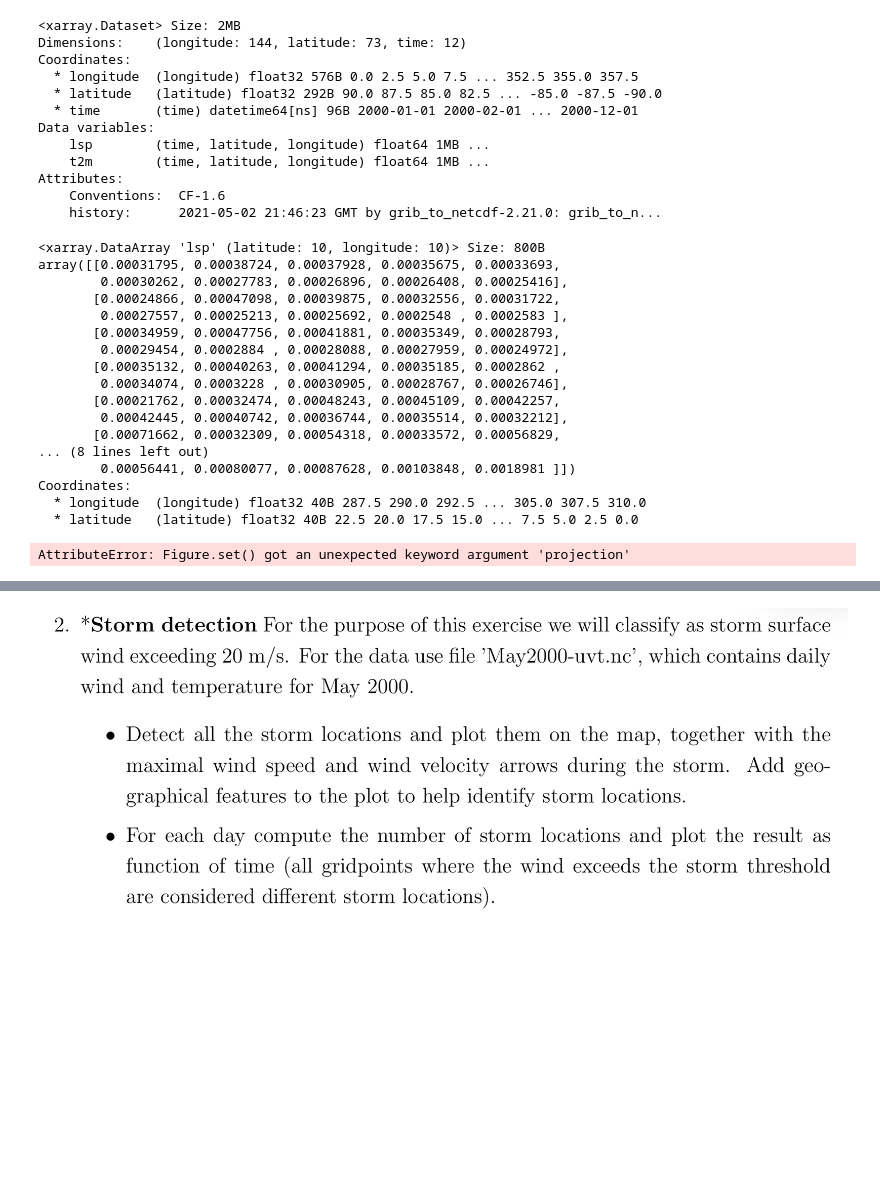
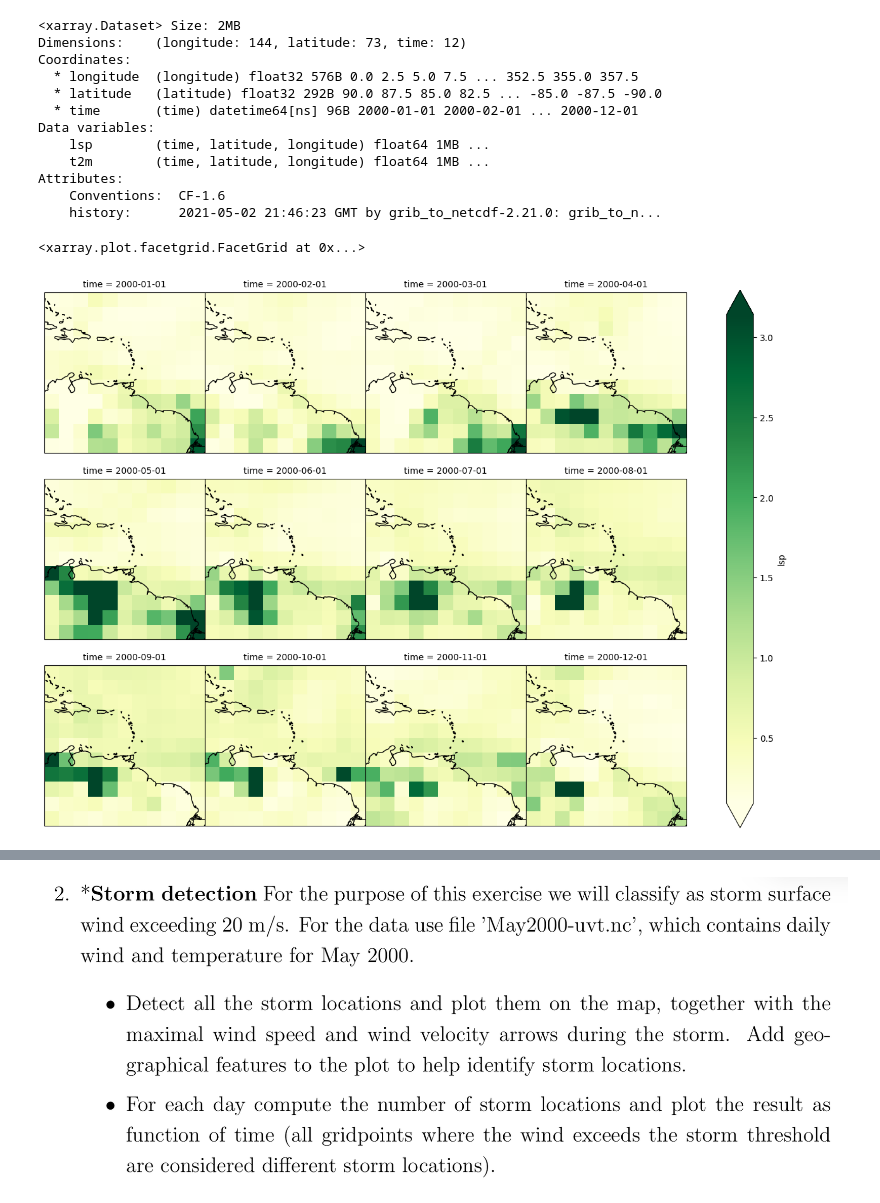
Before and after one commit to ChaPop870/63-527-Data-Analysis-of-Atm-and-Oce-using-Python-Labs, a Jupyter notebook: Lab-Report-2/Lab 3.ipynb, the cells around one changed output, grey strips where cells are left out. Drawn from its saved outputs; the diff is of its cells as text; code cells hidden in the pictures; blank space fills up the shorter version.

Commit message:
Created the temperature and rainfall plots.

```diff
--- a/Lab-Report-2/Lab 3.ipynb
+++ b/Lab-Report-2/Lab 3.ipynb
@@ -26,44 +26,25 @@ Data variables:
 Attributes:
     Conventions:  CF-1.6
     history:      2021-05-02 21:46:23 GMT by grib_to_netcdf-2.21.0: grib_to_n...
-# %%
-rain
-# %% [output]
-<xarray.DataArray 'lsp' (latitude: 10, longitude: 10)> Size: 800B
-array([[0.00031795, 0.00038724, 0.00037928, 0.00035675, 0.00033693,
-        0.00030262, 0.00027783, 0.00026896, 0.00026408, 0.00025416],
-       [0.00024866, 0.00047098, 0.00039875, 0.00032556, 0.00031722,
-        0.00027557, 0.00025213, 0.00025692, 0.0002548 , 0.0002583 ],
-       [0.00034959, 0.00047756, 0.00041881, 0.00035349, 0.00028793,
-        0.00029454, 0.0002884 , 0.00028088, 0.00027959, 0.00024972],
-       [0.00035132, 0.00040263, 0.00041294, 0.00035185, 0.0002862 ,
-        0.00034074, 0.0003228 , 0.00030905, 0.00028767, 0.00026746],
-       [0.00021762, 0.00032474, 0.00048243, 0.00045109, 0.00042257,
-        0.00042445, 0.00040742, 0.00036744, 0.00035514, 0.00032212],
-       [0.00071662, 0.00032309, 0.00054318, 0.00033572, 0.00056829,
-... (8 lines left out)
-        0.00056441, 0.00080077, 0.00087628, 0.00103848, 0.0018981 ]])
-Coordinates:
-  * longitude  (longitude) float32 40B 287.5 290.0 292.5 ... 305.0 307.5 310.0
-  * latitude   (latitude) float32 40B 22.5 20.0 17.5 15.0 ... 7.5 5.0 2.5 0.0
 # %%
 # Coordinates of Sauteurs, Grenada.
 lon_center, lat_center = 298.3, 12.3
-
-# sauteurs = ds
+lon = ds['longitude'].sel(longitude=lon_center, method='nearest')
+lat = ds['latitude'].sel(latitude=lat_center, method='nearest')
 
 # Create 25 x 25 degree box around city.
-longitudes: slice = slice(lon_center-12.5, lon_center+12.5)
-latitudes: slice = slice(lat_center+12.5, lat_center-12.5)
+longitudes: slice = slice(lon-12.5, lon+12.5)
+latitudes: slice = slice(lat+12.5, lat-12.5)
 
 # Select region from dataset.
-rain = ds['lsp'].sel(latitude=latitudes, longitude=longitudes).mean(dim='time') * 1000
-temps = ds['t2m'].sel(latitude=latitudes, longitude=longitudes).mean(dim='time') - 273.15
+rain = ds['lsp'].sel(latitude=latitudes, longitude=longitudes) * 1000
 
-
-fig, ax = plt.subplots(figsize=(10, 10), keyword_kw=ccrs.PlateCarree())
-ax.coastlines('50m')
-
-plt.show()
+# Large-scale precipitation.
+ax = rain.plot(x="longitude", y="latitude", col='time', col_wrap=4, cmap='YlGn',
+               subplot_kws={'projection': ccrs.PlateCarree()},
+               transform=ccrs.PlateCarree(),
+               robust=True)
+ax.map(lambda: plt.gca().coastlines())
 # %% [output]
-AttributeError: Figure.set() got an unexpected keyword argument 'projection'
+<xarray.plot.facetgrid.FacetGrid at 0x...>
+[figure, added]
```
Also changed, not shown: parts of 1 cell of this notebook.
